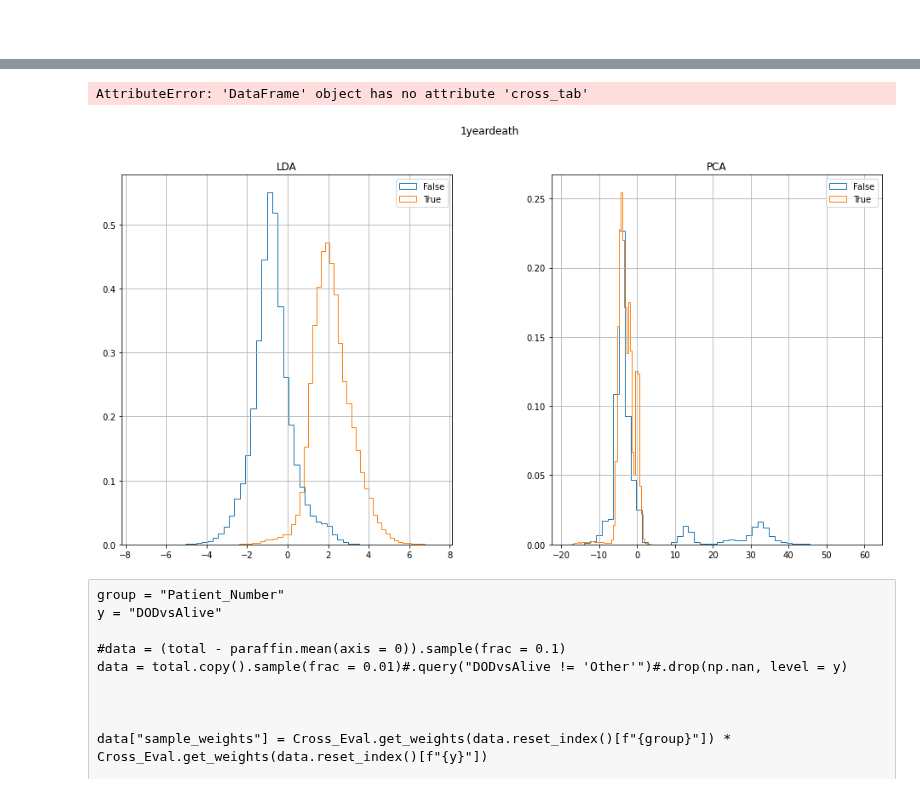
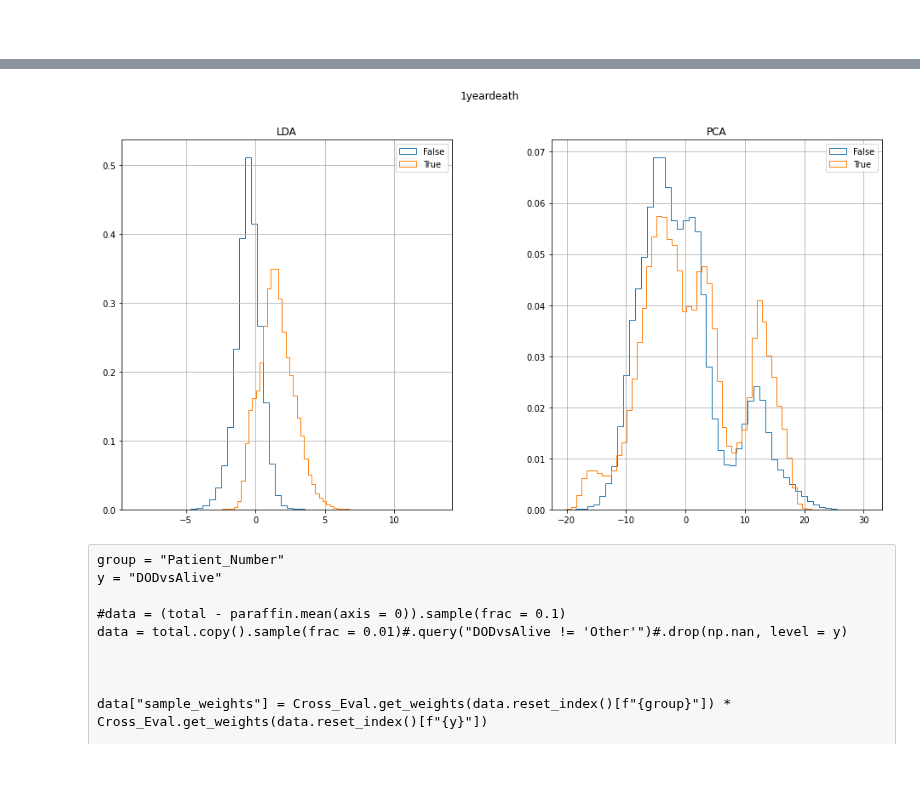
Before and after one commit to c-whitley/PHD, a Jupyter notebook: Prognosis.ipynb, the cells around one changed output, grey strips where cells are left out. Drawn from its saved outputs; the diff is of its cells as text; code cells hidden in the pictures.

```diff
--- a/Prognosis.ipynb
+++ b/Prognosis.ipynb
@@ -326,7 +286,3 @@ all=data
-# %%
-pd.cross
-# %% [output]
-AttributeError: 'DataFrame' object has no attribute 'cross_tab'
 # %%
 y = "1yeardeath"
 
@@ -334,35 +290,37 @@ fig, (ax1, ax2) = plt.subplots(ncols = 2, figsize = (16,8))
 fig.suptitle(y)
 
 #data = total.copy().sample(frac = 0.1)#.drop(np.nan, level = "DODvsAlive")
 #data=data.iloc[:,:-1]
-data=all.iloc[:,:]
+#data=all.iloc[:,:]
+
+data = total
 
 total_lda = pd.DataFrame(
     LinearDiscriminantAnalysis(n_components = 1).fit_transform(pcapipe.fit_transform(data), data.reset_index()[f"{y}"].values)
     , index = data.index)
 
 
 for name, df in total_lda.groupby(level = f"{y}"):
 
     df.hist(0, bins = 50, ax = ax1, histtype = 'step', label = name, density = True)
 
 ax1.set_title("LDA")
 ax1.legend()
 
 total_pca = pd.DataFrame(
     PCA(n_components = 1).fit_transform(pcapipe.fit_transform(data), data.reset_index()[f"{y}"])
     , index = data.index)
 
 
 for name, df in total_pca.groupby(level = f"{y}"):
 
     df.hist(0, bins = 50, ax = ax2, histtype = 'step', label = name, density = True)
 
 ax2.set_title("PCA")
 plt.legend()
 fig.savefig(os.path.join(os.getcwd(),'Plots/1yeardeath/ldaplot_IRASMA.png'))
 # %% [output]
-[figure, old version]
+[figure, new version]
 # %% [raw]
 group = "Patient_Number"
 y = "DODvsAlive"
```
Also changed, not shown: parts of 15 cells of this notebook, 4 other files.
